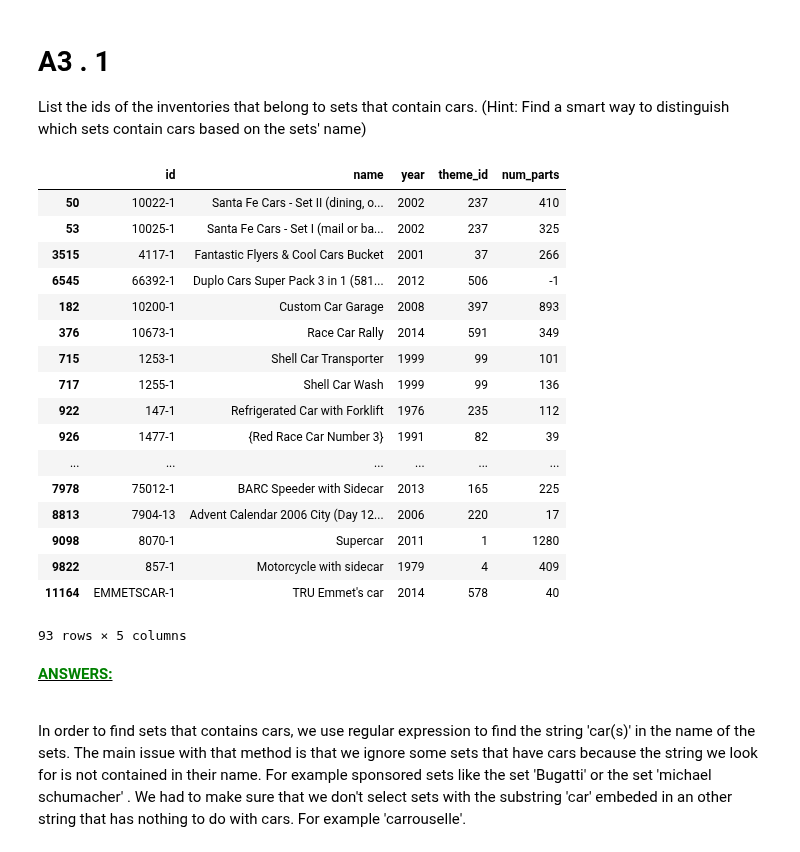
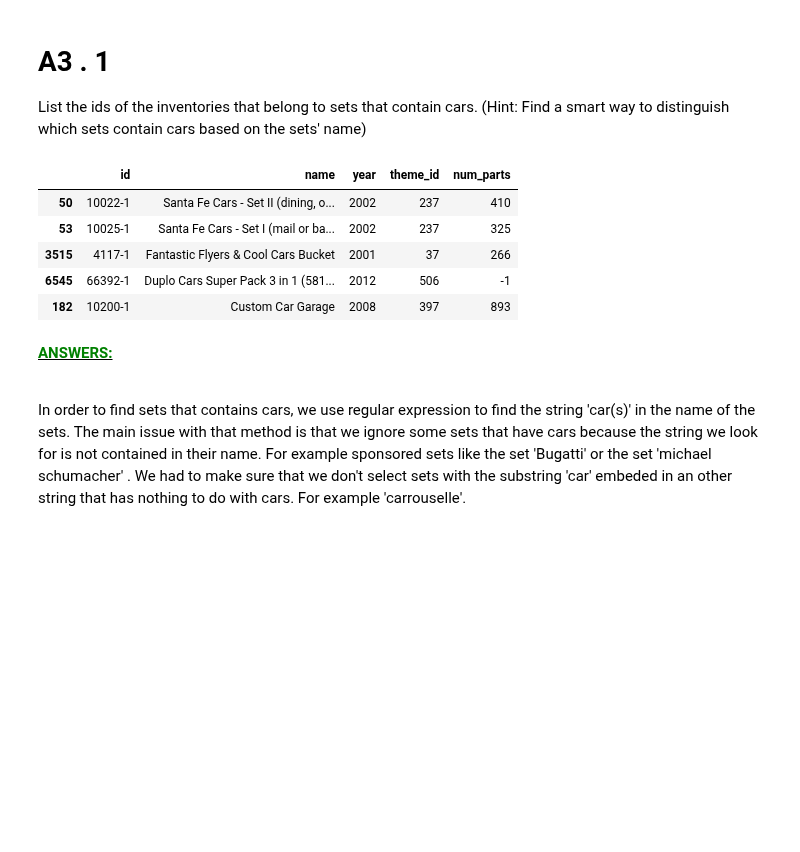
Before and after one commit to Apiquet/ADA_EPFL, a Jupyter notebook: ADA2018-Homework-master/01 - Pandas and Data Wrangling/Exercise 1.ipynb, the cells around one changed output. Drawn from its saved outputs; the diff is of its cells as text; code cells hidden in the pictures; blank space fills up the shorter version.

```diff
--- a/ADA2018-Homework-master/01 - Pandas and Data Wrangling/Exercise 1.ipynb
+++ b/ADA2018-Homework-master/01 - Pandas and Data Wrangling/Exercise 1.ipynb
@@ -12,3 +10,5 @@ DATA_FOLDER = r'C:/Users/Manana/Documents/GitHub/ADA_EPFL/ADA2018-Homework-maste
+# %%
+DATA_FOLDER = r'data'
 # %% [markdown]
 ## Task A. Another LEGO brick in the wall
 
@@ -228,45 +228,33 @@ List the ids of the inventories that belong to sets that contain cars. (Hint: Fi
 # %%
 
 #Search for sub string
 a = sets.name.str.contains(' CARS ', flags=re.IGNORECASE, regex=True)
 b = sets.name.str.contains(' CAR ', flags=re.IGNORECASE, regex=True)
 c = sets.name.str.contains('CAR ', flags=re.IGNORECASE, regex=True)
 d = sets.name.str.endswith('car')
 
 #Get only sets with corresponding string in name
 car_sets_a = sets[a.values]
 car_sets_b = sets[b.values]
 car_sets_c = sets[c.values]
 car_sets_d = sets[d.values]
 
 
 car  = car_sets_a.append(car_sets_b)
 car = car.append(car_sets_c)
 car = car.append(car_sets_d)
 #We ignore sets  recurrency because they will be in the same inventory
 
 #locate inventories id
 car_part = inventory_sets.loc[inventory_sets.set_id.isin(car.id)]
-car
+car.head()
 # %% [output]
 |  | id | name | year | theme_id | num_parts |
 | 50 | 10022-1 | Santa Fe Cars - Set II (dining, o... | 2002 | 237 | 410 |
 | 53 | 10025-1 | Santa Fe Cars - Set I (mail or ba... | 2002 | 237 | 325 |
 | 3515 | 4117-1 | Fantastic Flyers & Cool Cars Bucket | 2001 | 37 | 266 |
 | 6545 | 66392-1 | Duplo Cars Super Pack 3 in 1 (581... | 2012 | 506 | -1 |
 | 182 | 10200-1 | Custom Car Garage | 2008 | 397 | 893 |
-| 376 | 10673-1 | Race Car Rally | 2014 | 591 | 349 |
-| 715 | 1253-1 | Shell Car Transporter | 1999 | 99 | 101 |
-| 717 | 1255-1 | Shell Car Wash | 1999 | 99 | 136 |
-| 922 | 147-1 | Refrigerated Car with Forklift | 1976 | 235 | 112 |
-| 926 | 1477-1 | {Red Race Car Number 3} | 1991 | 82 | 39 |
-| ... | ... | ... | ... | ... | ... |
-| 7978 | 75012-1 | BARC Speeder with Sidecar | 2013 | 165 | 225 |
-| 8813 | 7904-13 | Advent Calendar 2006 City (Day 12... | 2006 | 220 | 17 |
-| 9098 | 8070-1 | Supercar | 2011 | 1 | 1280 |
-| 9822 | 857-1 | Motorcycle with sidecar | 1979 | 4 | 409 |
-| 11164 | EMMETSCAR-1 | TRU Emmet's car | 2014 | 578 | 40 |
-93 rows × 5 columns
 # %% [markdown]
 <u><b><font color='green'>ANSWERS:</font></b></u><br><br>
 
```
Also changed, not shown: parts of 3 cells of this notebook.
